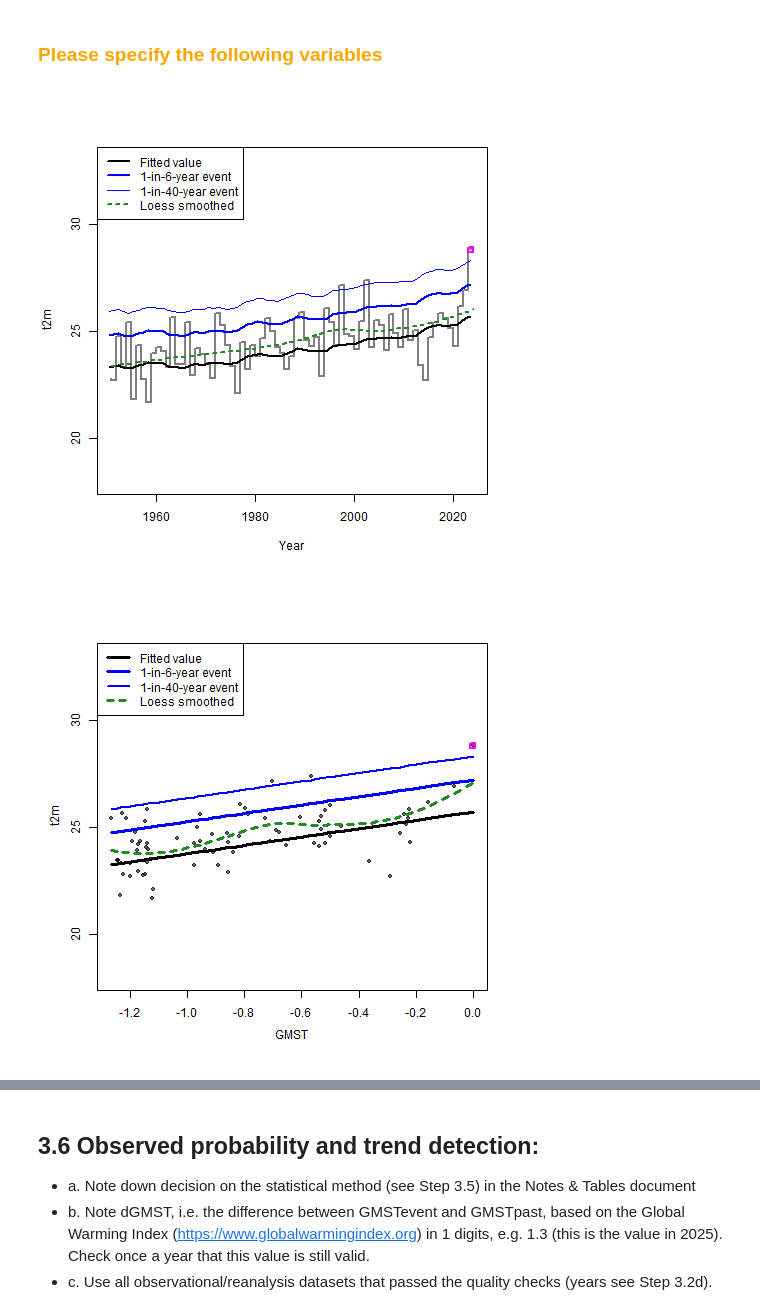
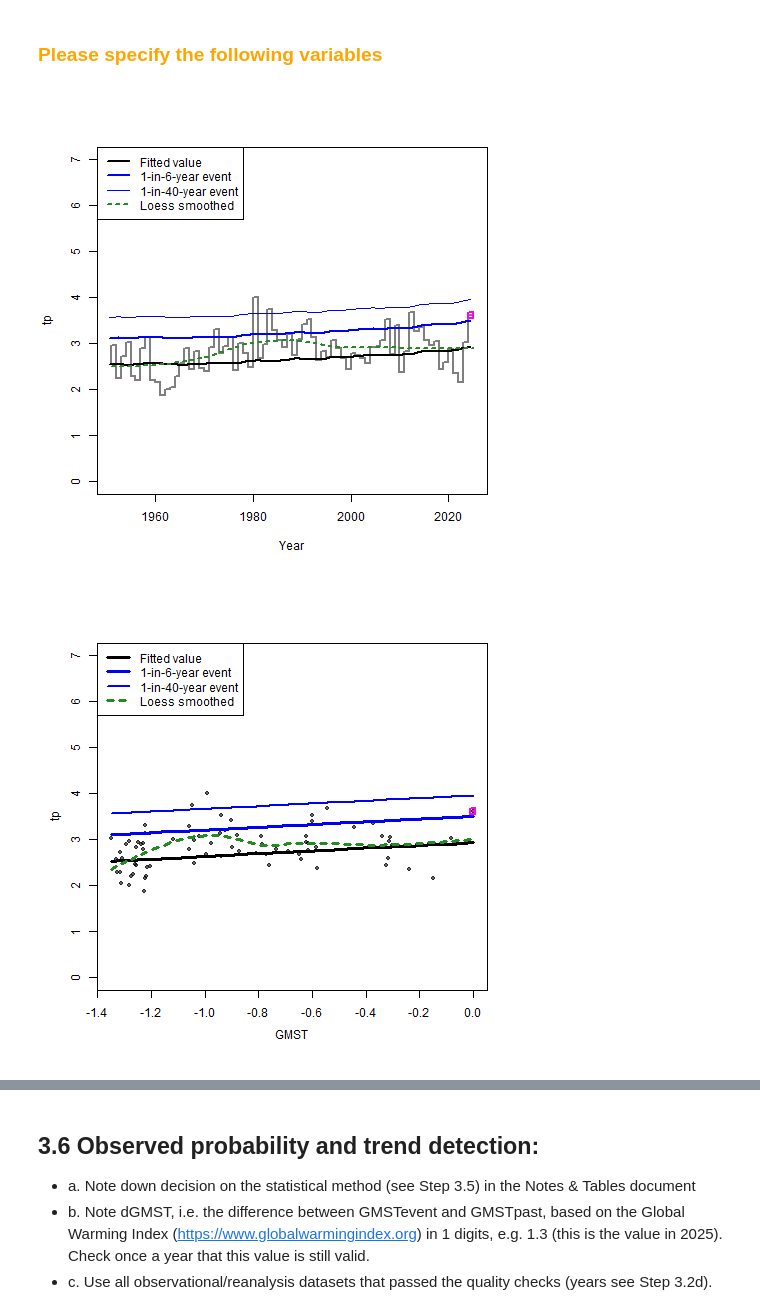
Before and after one commit to izpinto/c3s-451, a Jupyter notebook: library/C3S_TrendAnalysis_Tjerk.ipynb, the cells around one changed output, grey strips where cells are left out. Cells and saved outputs as stored; diff of their text form; code cells hidden in the pictures.

Commit message:
Add confidence interval and precip

```diff
--- a/library/C3S_TrendAnalysis_Tjerk.ipynb
+++ b/library/C3S_TrendAnalysis_Tjerk.ipynb
@@ -29,3 +56,25 @@ R callback write-console: Skipping install of 'rwwa' from a github remote, the S
+# %%
+# Choice of parameter (Tmax, Tmean, Tmin, Precipitation)
+################# (User selection) ###################
+parameter = "Precipitation"
+event_year = 2025
+######################################################
+
+# Setting up the parameter specific variables
+if parameter in ["Tmax", "Tmean", "Tmin"]:
+    variable = "Temperature"
+    value_col = "t2m"
+    y_label = "c"
+    unit = "°C"
+    calculation = "absolute"  # absolute or relative
+    method = "std"
+elif parameter == "Precipitation":
+    variable = "Precipitation"
+    value_col = "tp"
+    y_label = "mm"
+    unit = "mm"
+    calculation = "relative"  # absolute or relative
+    method = "dispersion"
 # %% [markdown]
 ## 3.2 Check (visually) for inhomogeneity of annual event time series
 # %% [markdown]
@@ -58,3 +277,3 @@ plot_timeserie(data=ts_ann_studyregion_15ym, datetime_col="year", value_col=valu
 # %%
-year_range = (1951, 2024)
+year_range = (1951, event_year)
 # %% [markdown]
@@ -94,8 +313,6 @@ dispersion-parameter would be more appropriate (not part of OAO protocol). Add a
 gmst_url = "https://data.giss.nasa.gov/gistemp/tabledata_v4/GLB.Ts+dSST.csv"
 
 method = "mean"
-
-event_year = 2024
 # %%
 # import gmst data as seen in
 # https://github.com/maris-development/c3s-451/blob/development/input-notebooks/notebooks/gmst.ipynb
@@ -208,27 +422,27 @@ cooling_offset = 1.3
 
 df <- merged_t2m_gmst_anomaly
 
-mdl <- fit_ns(dist = dist, type = fit_type, data = df, varnm = varnm, covnm = covnm, lower = lower, ev_year = ev_year)
+mdl <- fit_ns(dist = dist, type = fit_type, data = df, varnm = value_col, covnm = covnm, lower = lower, ev_year = event_year)
 
 # the factual climate should have the GMST of the year in which the event occurred
-cov_factual <- data.frame(gmst = df$gmst[df$year == ev_year])
+cov_factual <- data.frame(gmst = df$gmst[df$year == event_year])
 
 # the counterfactual climate can represent any alternative climate (WWA always uses a preindustrial climate, 1.3C cooler than the present)
-cov_counterfactual <- data.frame(gmst = df$gmst[df$year == ev_year] - cooling_offset)
+cov_counterfactual <- data.frame(gmst = df$gmst[df$year == event_year] - cooling_offset)
 # %%
 %%R
 
 # what does the fitted trend look like over time?
 # `add_loess = T` will add a nonparametric smoother - use this to check whether the fitted model captures the observed trend
-plot_trend(mdl, add_loess = T, ylim = c(18,33))
+plot_trend(mdl, add_loess = T, ylim = c(0,7))
 # %% [output]
-[figure, old version]
+[figure, new version]
 # %%
 %%R
 # what does the fitted trend look like vs GMST?
-plot_covtrend(mdl, xcov = covnm, add_loess = T, ylim = c(18,33))
+plot_covtrend(mdl, xcov = covnm, add_loess = T, ylim = c(0,7))
 # %% [output]
-[figure, old version]
+[figure, new version]
 # %%
 %%R
 # How well does the model fit the data?
```
Also changed, not shown: parts of 23 cells of this notebook.
